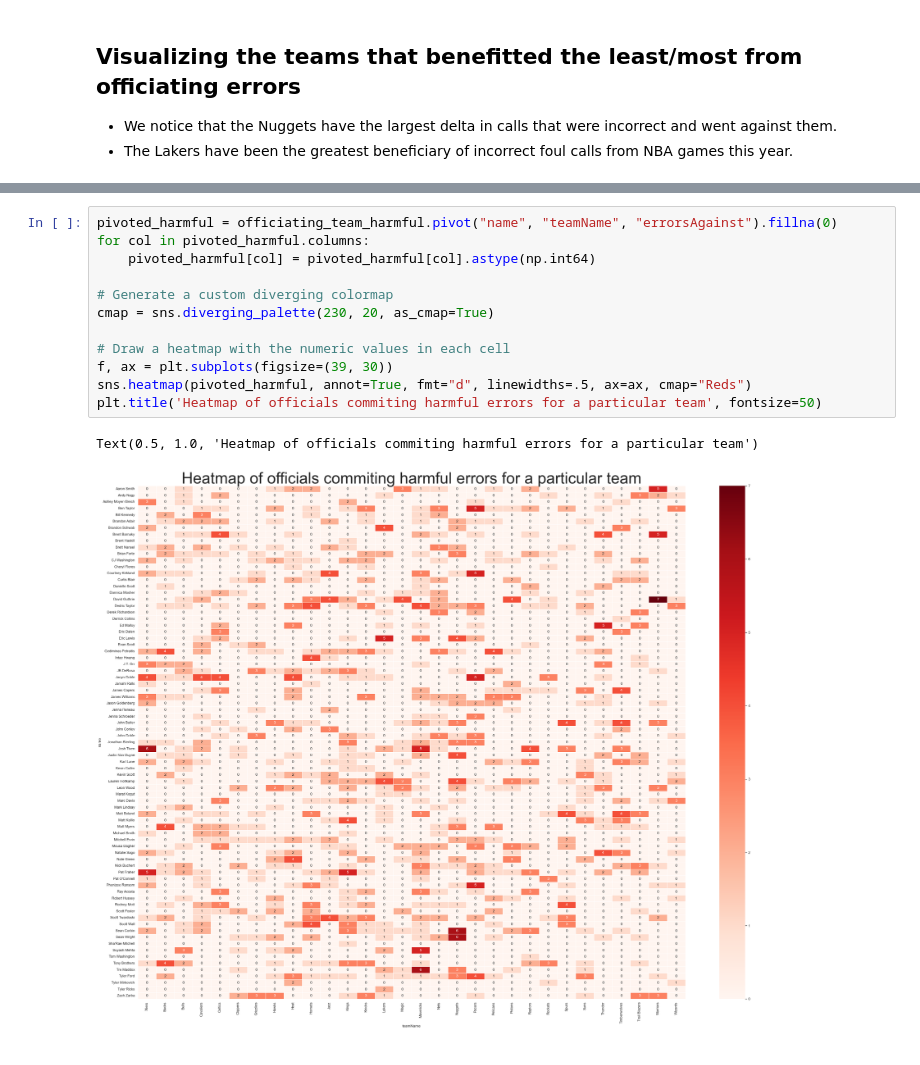
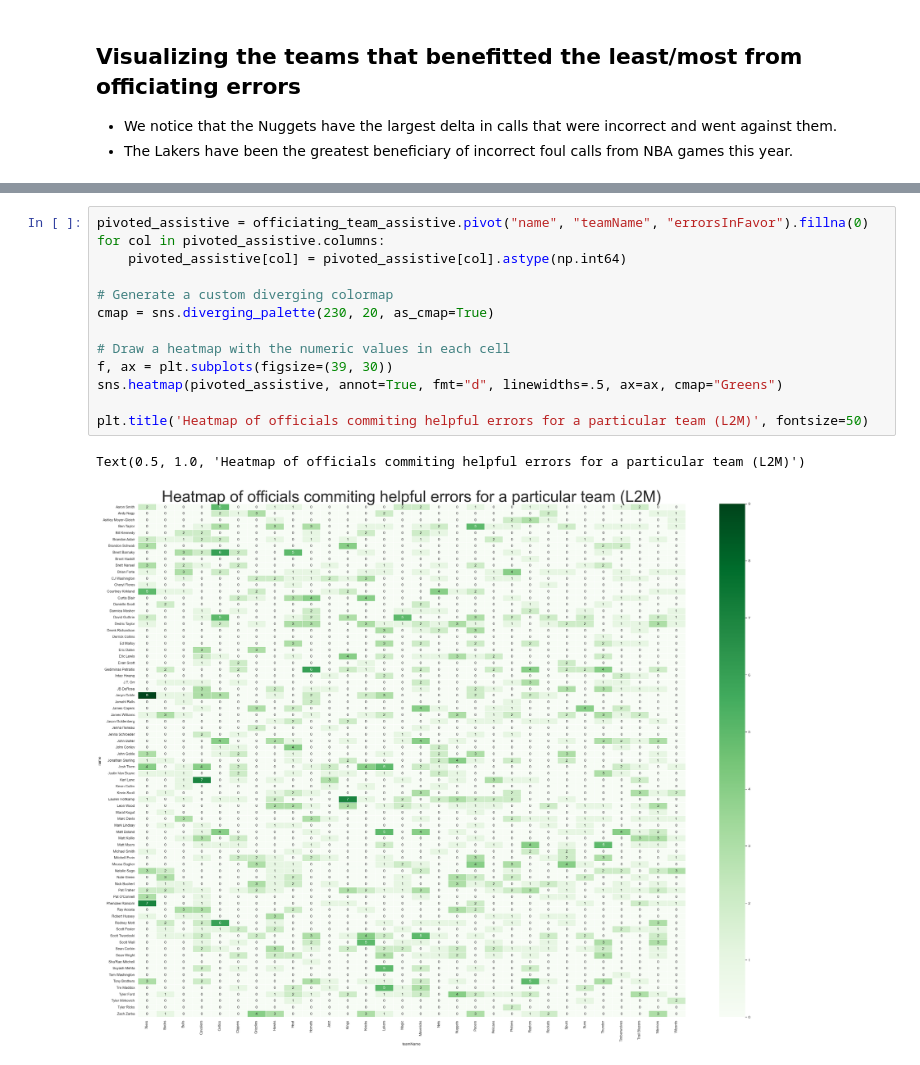
Before and after one commit to adithram/l2m, a Jupyter notebook: notebooks/l2m-visualization.ipynb, the cells around one changed output, grey strips where cells are left out. Saved outputs shown, nothing was run; the diff lists cells and outputs as text.

```diff
--- a/notebooks/l2m-visualization.ipynb
+++ b/notebooks/l2m-visualization.ipynb
@@ -80,15 +64,16 @@ Text(0.5, 1.0, 'Heatmap of officials commiting helpful errors for a particular t
-# %%
-pivoted_harmful = officiating_team_harmful.pivot("name", "teamName", "errorsAgainst").fillna(0)
-for col in pivoted_harmful.columns:
-    pivoted_harmful[col] = pivoted_harmful[col].astype(np.int64)
-
-# Generate a custom diverging colormap
-cmap = sns.diverging_palette(230, 20, as_cmap=True)
-
-# Draw a heatmap with the numeric values in each cell
-f, ax = plt.subplots(figsize=(39, 30))
-sns.heatmap(pivoted_harmful, annot=True, fmt="d", linewidths=.5, ax=ax, cmap="Reds")
-plt.title('Heatmap of officials commiting harmful errors for a particular team', fontsize=50)
-# %% [output]
-Text(0.5, 1.0, 'Heatmap of officials commiting harmful errors for a particular team')
-[figure, removed]
+# %%
+pivoted_assistive = officiating_team_assistive.pivot("name", "teamName", "errorsInFavor").fillna(0)
+for col in pivoted_assistive.columns:
+    pivoted_assistive[col] = pivoted_assistive[col].astype(np.int64)
+
+# Generate a custom diverging colormap
+cmap = sns.diverging_palette(230, 20, as_cmap=True)
+
+# Draw a heatmap with the numeric values in each cell
+f, ax = plt.subplots(figsize=(39, 30))
+sns.heatmap(pivoted_assistive, annot=True, fmt="d", linewidths=.5, ax=ax, cmap="Greens")
+
+plt.title('Heatmap of officials commiting helpful errors for a particular team (L2M)', fontsize=50)
+# %% [output]
+Text(0.5, 1.0, 'Heatmap of officials commiting helpful errors for a particular team (L2M)')
+[figure, added]
```
Also changed, not shown: parts of 4 cells of this notebook.
